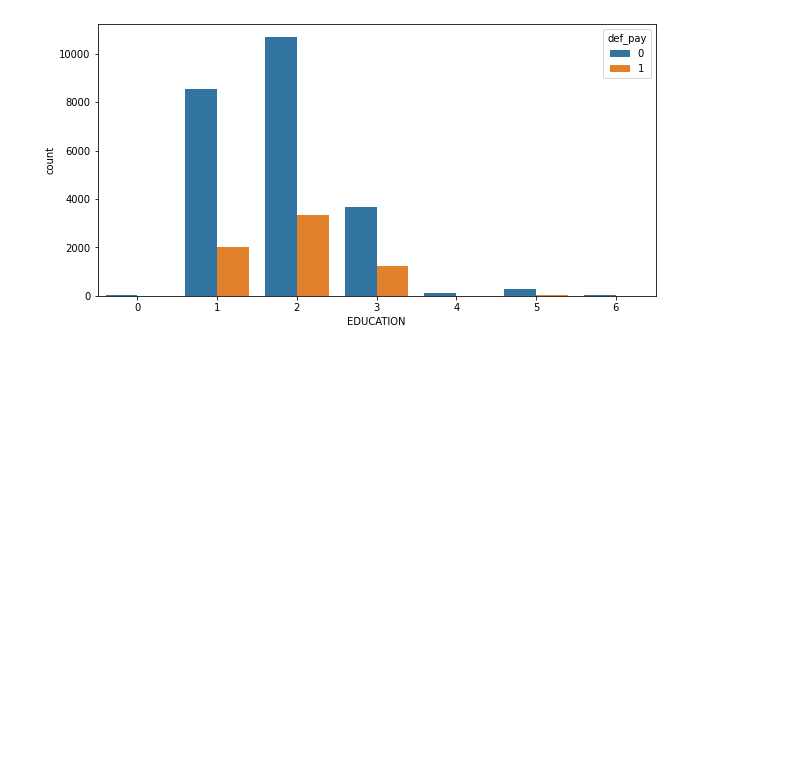
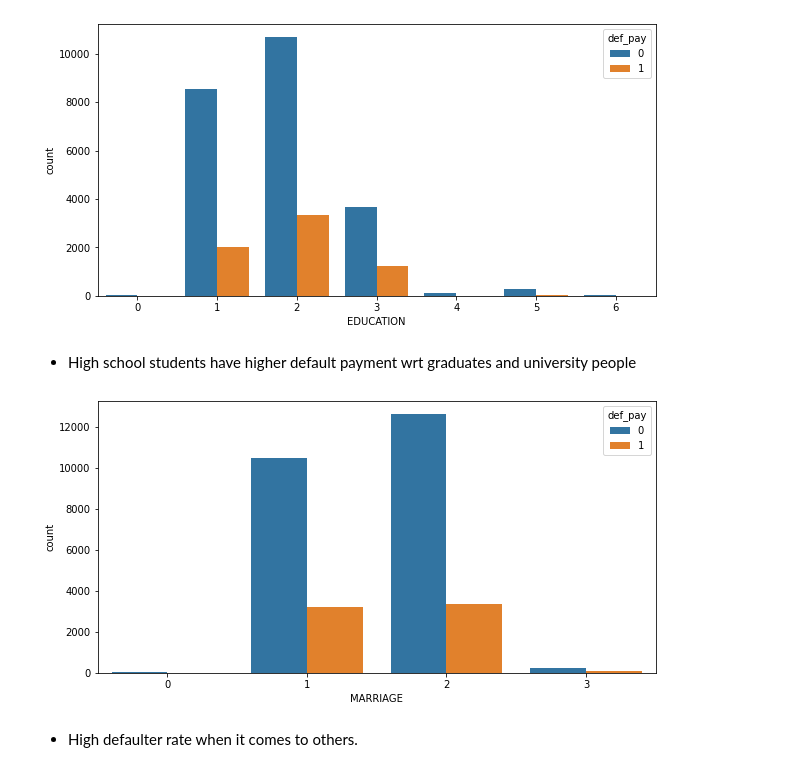
Before and after one commit to AmirKhan6219/Credit-Card-Default-Prediction, a Jupyter notebook: Credit_Card_Default_prediction.ipynb, the cells around one changed output. Cells and saved outputs as stored; diff of their text form; code cells hidden in the pictures; blank space fills up the shorter version.

```diff
--- a/Credit_Card_Default_prediction.ipynb
+++ b/Credit_Card_Default_prediction.ipynb
@@ -195,3 +195,13 @@ sns.countplot(x = 'EDUCATION', hue='def_pay', data = data)
 plt.show()
 # %% [output]
 [figure]
+# %% [markdown]
+*  High school students have higher default payment wrt graduates and university people
+# %%
+plt.figure(figsize=(10,5))
+sns.countplot(x = 'MARRIAGE', hue='def_pay', data = data)
+plt.show()
+# %% [output]
+[figure, added]
+# %% [markdown]
+* High defaulter rate when it comes to others.
```
